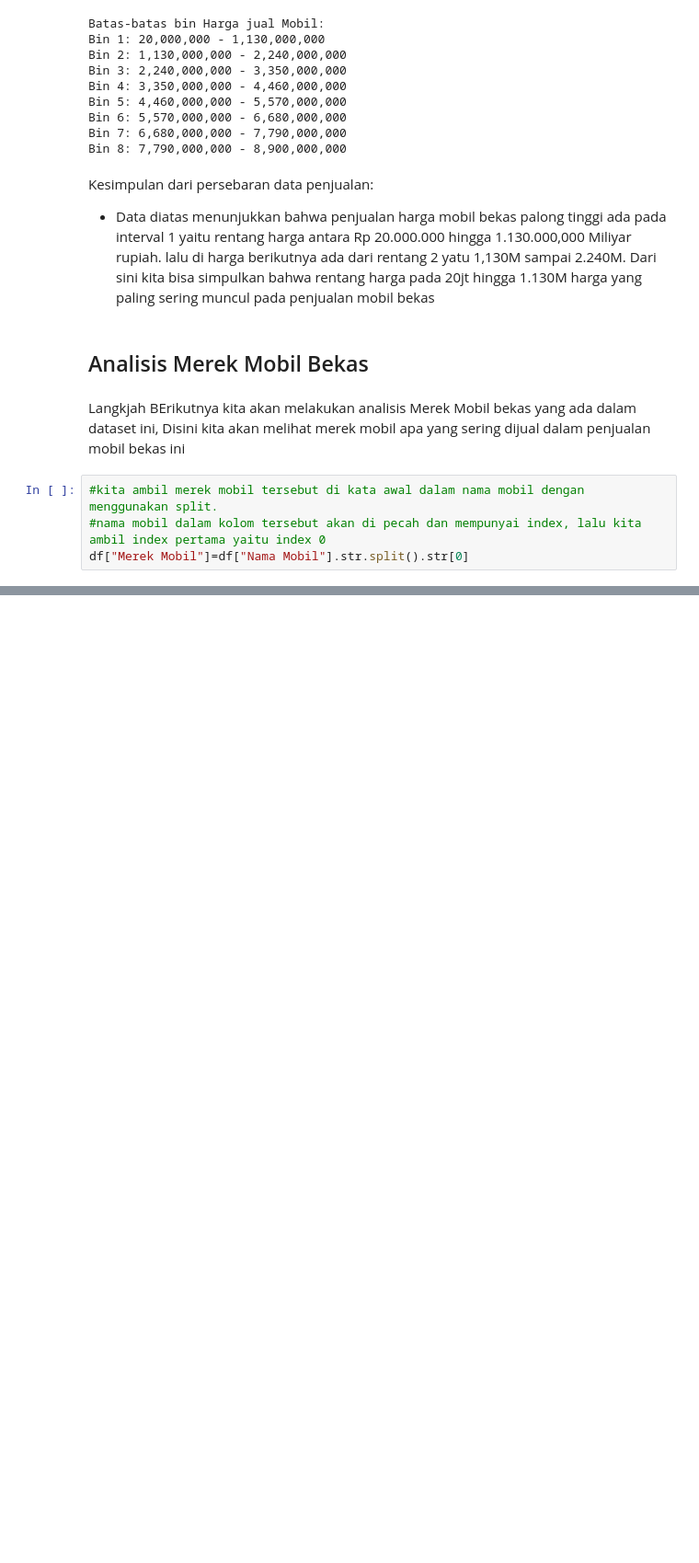
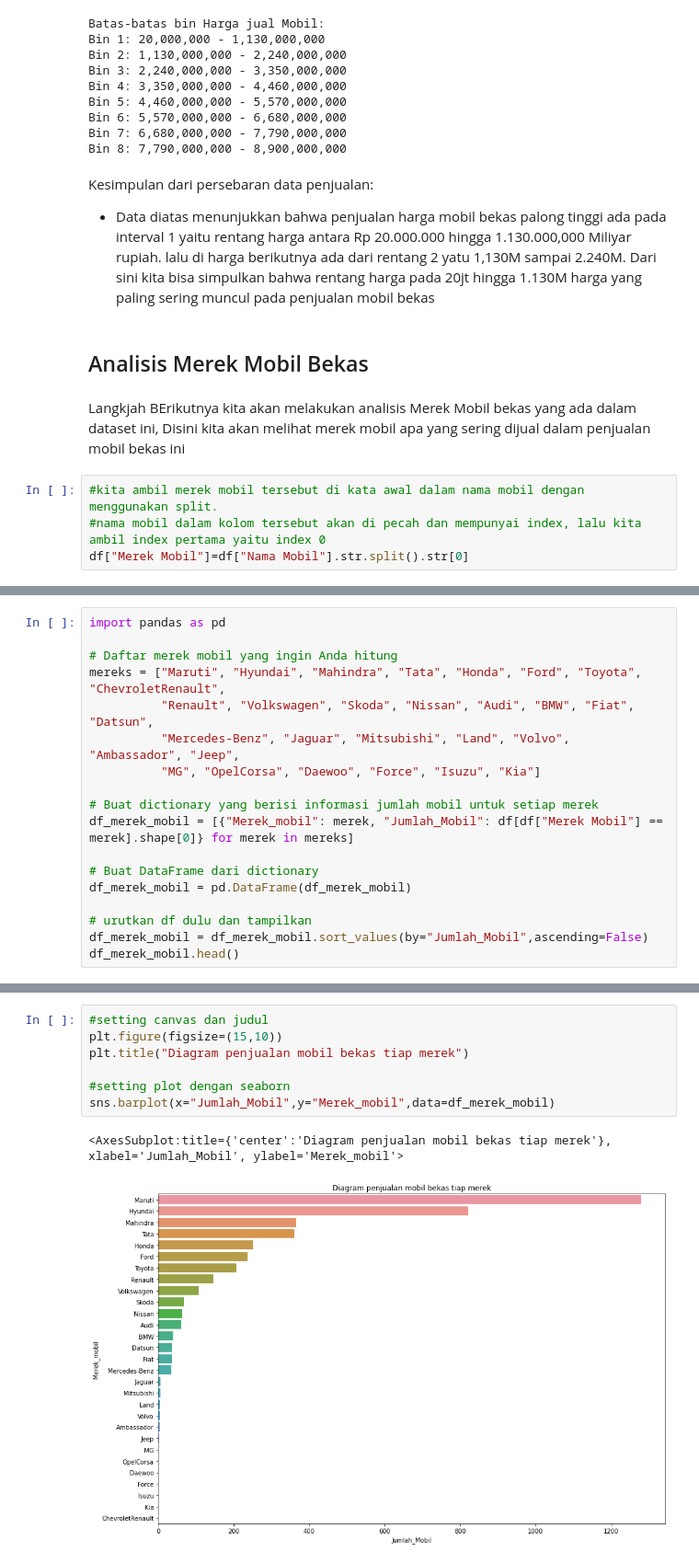
Before and after one commit to Mazcho/Analsis_Dataset, a Jupyter notebook: Analisis Penjualan Mobil Bekas.ipynb, the cells around one changed output, grey strips where cells are left out. Shown: that part at 92% size. Saved outputs shown, nothing was run; the diff lists cells and outputs as text; blank space fills up the shorter version.

Commit message:
update line plot berdasarkan merek

```diff
--- a/Analisis Penjualan Mobil Bekas.ipynb
+++ b/Analisis Penjualan Mobil Bekas.ipynb
@@ -298,0 +250,18 @@ merek_MG = df[df["Merek Mobil"]=="MG"].value_counts().sum()
+# %%
+import pandas as pd
+
+# Daftar merek mobil yang ingin Anda hitung
+mereks = ["Maruti", "Hyundai", "Mahindra", "Tata", "Honda", "Ford", "Toyota", "ChevroletRenault",
+          "Renault", "Volkswagen", "Skoda", "Nissan", "Audi", "BMW", "Fiat", "Datsun",
+          "Mercedes-Benz", "Jaguar", "Mitsubishi", "Land", "Volvo", "Ambassador", "Jeep",
+          "MG", "OpelCorsa", "Daewoo", "Force", "Isuzu", "Kia"]
+
+# Buat dictionary yang berisi informasi jumlah mobil untuk setiap merek
+df_merek_mobil = [{"Merek_mobil": merek, "Jumlah_Mobil": df[df["Merek Mobil"] == merek].shape[0]} for merek in mereks]
+
+# Buat DataFrame dari dictionary
+df_merek_mobil = pd.DataFrame(df_merek_mobil)
+
+# urutkan df dulu dan tampilkan
+df_merek_mobil = df_merek_mobil.sort_values(by="Jumlah_Mobil",ascending=False)
+df_merek_mobil.head()
@@ -298,0 +275,10 @@ merek_MG = df[df["Merek Mobil"]=="MG"].value_counts().sum()
+# %%
+#setting canvas dan judul
+plt.figure(figsize=(15,10))
+plt.title("Diagram penjualan mobil bekas tiap merek")
+
+#setting plot dengan seaborn
+sns.barplot(x="Jumlah_Mobil",y="Merek_mobil",data=df_merek_mobil)
+# %% [output]
+<AxesSubplot:title={'center':'Diagram penjualan mobil bekas tiap merek'}, xlabel='Jumlah_Mobil', ylabel='Merek_mobil'>
+[figure, added]
```
Also changed, not shown: parts of 29 cells of this notebook.
